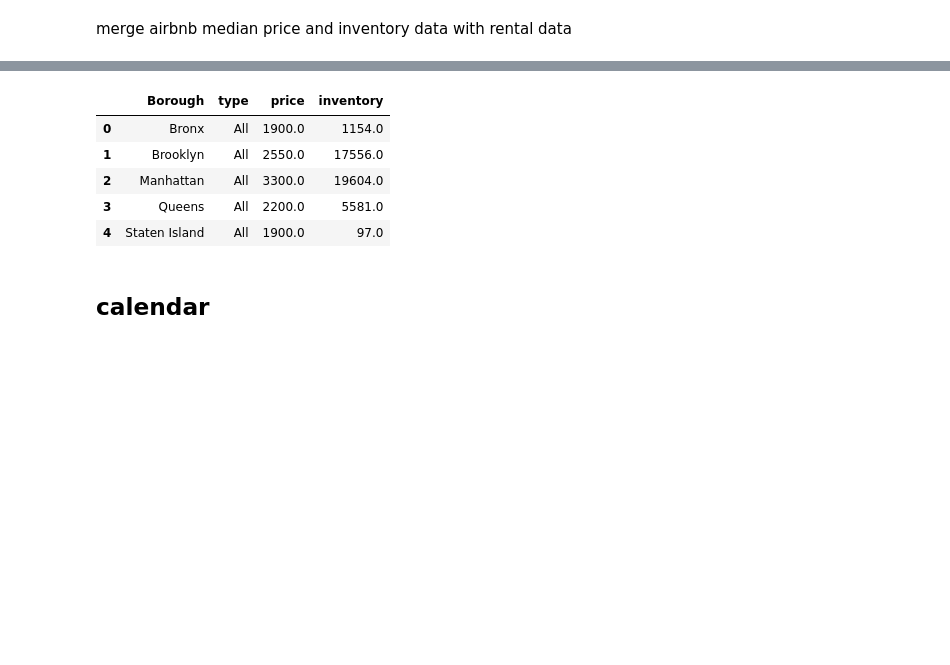
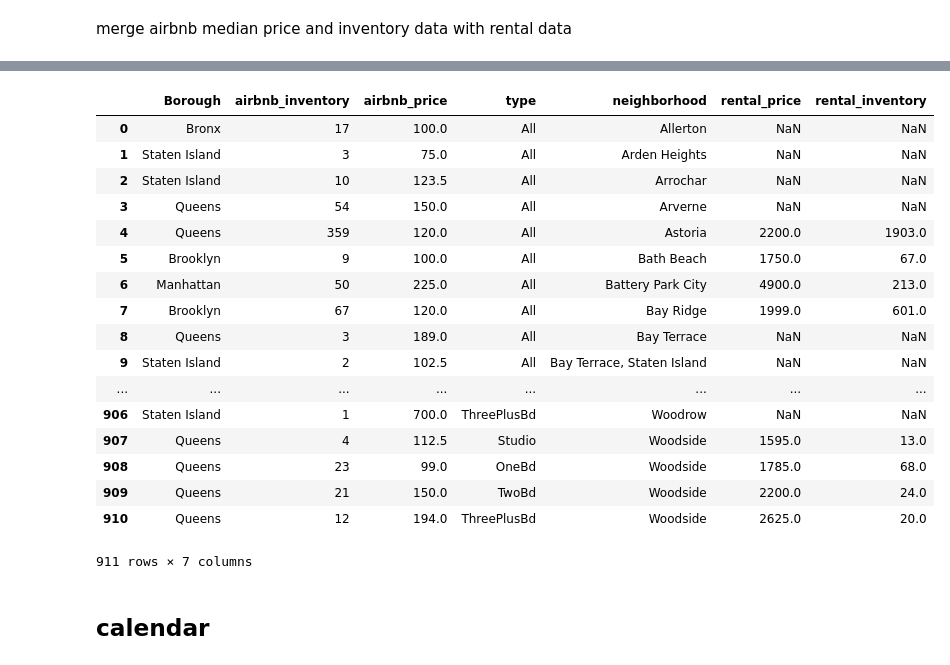
Before and after one commit to wuzheyu/airnalysis, a Jupyter notebook: analysis/host_datacleaning.ipynb, the cells around one changed output, grey strips where cells are left out. Saved outputs shown, nothing was run; the diff lists cells and outputs as text; code cells hidden in the pictures; blank space fills up the shorter version.

```diff
--- a/analysis/host_datacleaning.ipynb
+++ b/analysis/host_datacleaning.ipynb
@@ -249,12 +244,5 @@ merge airbnb median price and inventory data with rental data
 # %%
-price = pd.melt(price, id_vars=['Borough'], value_vars=['All', 'Studio','OneBd','TwoBd','ThreePlusBd']).rename(columns = {'variable':'type','value':'price'})
-inventory = pd.melt(inventory, id_vars=['Borough'], value_vars=['All', 'Studio','OneBd','TwoBd','ThreePlusBd']).rename(columns = {'variable':'type','value':'inventory'})
+price_neighbor = pd.melt(price[price['areaType']=='neighborhood'], id_vars=['areaName','Borough'], value_vars=['All', 'Studio','OneBd','TwoBd','ThreePlusBd']).rename(columns = {'variable':'type','value':'price'})
+inventory_neighbor = pd.melt(inventory[inventory['areaType']=='neighborhood'], id_vars=['areaName','Borough'], value_vars=['All', 'Studio','OneBd','TwoBd','ThreePlusBd']).rename(columns = {'variable':'type','value':'inventory'})
-# %% [output]
-|  | Borough | type | price | inventory |
-| 0 | Bronx | All | 1900.0 | 1154.0 |
-| 1 | Brooklyn | All | 2550.0 | 17556.0 |
-| 2 | Manhattan | All | 3300.0 | 19604.0 |
-| 3 | Queens | All | 2200.0 | 5581.0 |
-| 4 | Staten Island | All | 1900.0 | 97.0 |
 # %%
-rental = price.merge(inventory,on = ['Borough','type'])
+rental_neighbor = price_neighbor.merge(inventory_neighbor,on = ['areaName','Borough','type'])
@@ -263,3 +253,26 @@ host = rental.merge(airbnb, left_on = ['Borough','type'], right_on=['Borough','b
+# %%
+host_neighbor = airbnb_neighbor.merge(rental_neighbor, how = 'left',left_on = ['neighborhood','Borough','bedrooms'], right_on=['areaName','Borough','type'])
 # %%
-host = host.drop(['bedrooms'], axis = 1).rename(columns = {'price':'rental_price','inventory':'rental_inventory'})
+host_neighbor = host_neighbor.drop(['type','areaName'], axis = 1).rename(columns = {'price':'rental_price','inventory':'rental_inventory','bedrooms':'type'})
+# %%
+host_neighbor
+# %% [output]
+|  | Borough | airbnb_inventory | airbnb_price | type | neighborhood | rental_price | rental_inventory |
+| 0 | Bronx | 17 | 100.0 | All | Allerton | NaN | NaN |
+| 1 | Staten Island | 3 | 75.0 | All | Arden Heights | NaN | NaN |
+| 2 | Staten Island | 10 | 123.5 | All | Arrochar | NaN | NaN |
+| 3 | Queens | 54 | 150.0 | All | Arverne | NaN | NaN |
+| 4 | Queens | 359 | 120.0 | All | Astoria | 2200.0 | 1903.0 |
+| 5 | Brooklyn | 9 | 100.0 | All | Bath Beach | 1750.0 | 67.0 |
+| 6 | Manhattan | 50 | 225.0 | All | Battery Park City | 4900.0 | 213.0 |
+| 7 | Brooklyn | 67 | 120.0 | All | Bay Ridge | 1999.0 | 601.0 |
+| 8 | Queens | 3 | 189.0 | All | Bay Terrace | NaN | NaN |
+| 9 | Staten Island | 2 | 102.5 | All | Bay Terrace, Staten Island | NaN | NaN |
+| ... | ... | ... | ... | ... | ... | ... | ... |
+| 906 | Staten Island | 1 | 700.0 | ThreePlusBd | Woodrow | NaN | NaN |
+| 907 | Queens | 4 | 112.5 | Studio | Woodside | 1595.0 | 13.0 |
+| 908 | Queens | 23 | 99.0 | OneBd | Woodside | 1785.0 | 68.0 |
+| 909 | Queens | 21 | 150.0 | TwoBd | Woodside | 2200.0 | 24.0 |
+| 910 | Queens | 12 | 194.0 | ThreePlusBd | Woodside | 2625.0 | 20.0 |
+911 rows × 7 columns
 # %%
```
Also changed, not shown: parts of 19 cells of this notebook, 6 other files.
